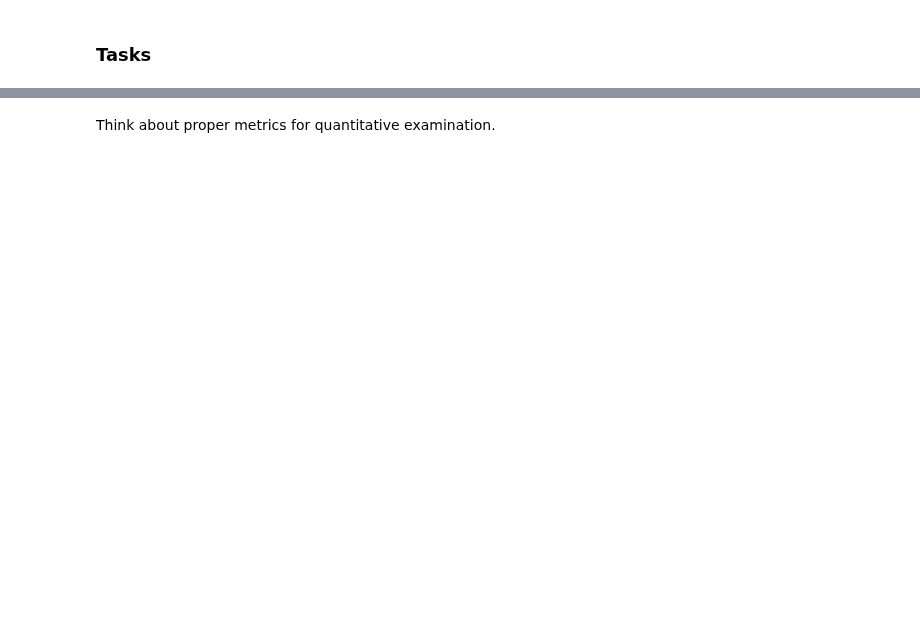
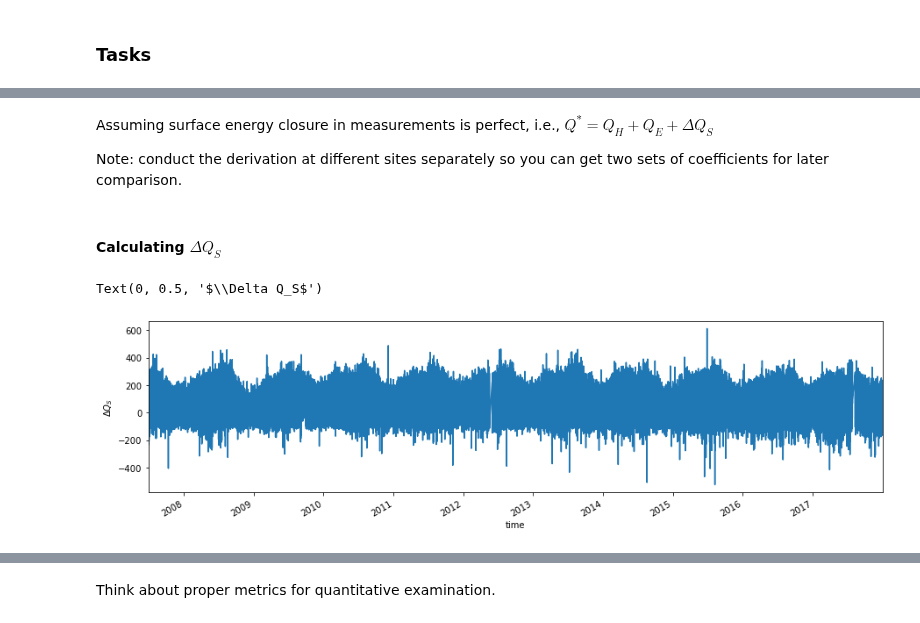
Before and after one commit to BLM-UoR/BLM, a Jupyter notebook: docs/tasks/task4.ipynb, the cells around one changed output, grey strips where cells are left out. Drawn from its saved outputs; the diff is of its cells as text; code cells hidden in the pictures; blank space fills up the shorter version.

```diff
--- a/docs/tasks/task4.ipynb
+++ b/docs/tasks/task4.ipynb
@@ -35,0 +37,5 @@ PosixPath('/Users/sunt05/Dropbox/6.Repos/BLM-Admin/tasks/data/AMF-clean/BR-Sa3_c
+# %%
+group_number = 7
+path_dir = Path.cwd() / 'data' / f'{group_number}'
+# examine available files in your folder
+list(path_dir.glob('*gz'))
@@ -36,2 +45,9 @@ PosixPath('/Users/sunt05/Dropbox/6.Repos/BLM-Admin/tasks/data/AMF-clean/BR-Sa3_c
+# %%
+# specify the site name
+name_of_site = 'US-Whs'
 # %%
-df_data = pd.read_csv(path_data, index_col='time',parse_dates=['time'])
+# load dataset
+site_file = name_of_site + '_clean.csv.gz'
+path_data = path_dir / site_file
+df_data = pd.read_csv(path_data, index_col='time', parse_dates=['time'])
+df_data.head()
@@ -37,0 +62,21 @@ df_data = pd.read_csv(path_data, index_col='time',parse_dates=['time'])
+# %% [markdown]
+Assuming surface energy closure in measurements is perfect, i.e., $Q^*=Q_H+Q_E+\Delta Q_S$
+
+Note: conduct the derivation at different sites separately so you can get two sets of coefficients for later comparison.
+# %% [markdown]
+#### Calculating $\Delta Q_S$
+# %%
+df=df_data.filter(['NETRAD','H','LE'])
+df.dropna(inplace=True)
+QSTAR=df.NETRAD
+QH=df.H
+QE=df.LE
+
+QS=QSTAR-QH-QE
+
+
+QS.plot(figsize=(15,4))
+plt.ylabel('$\Delta Q_S$')
+# %% [output]
+Text(0, 0.5, '$\\Delta Q_S$')
+[figure, added]
```
Also changed, not shown: parts of 61 cells of this notebook, 3 other files.
